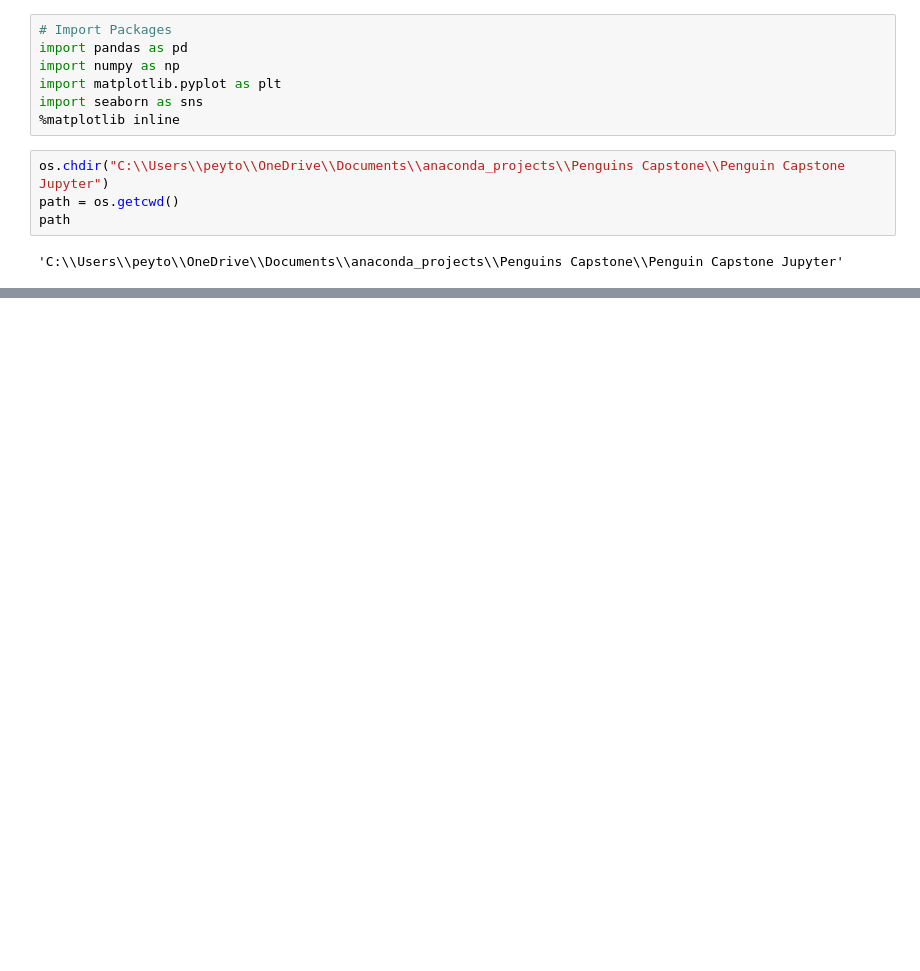
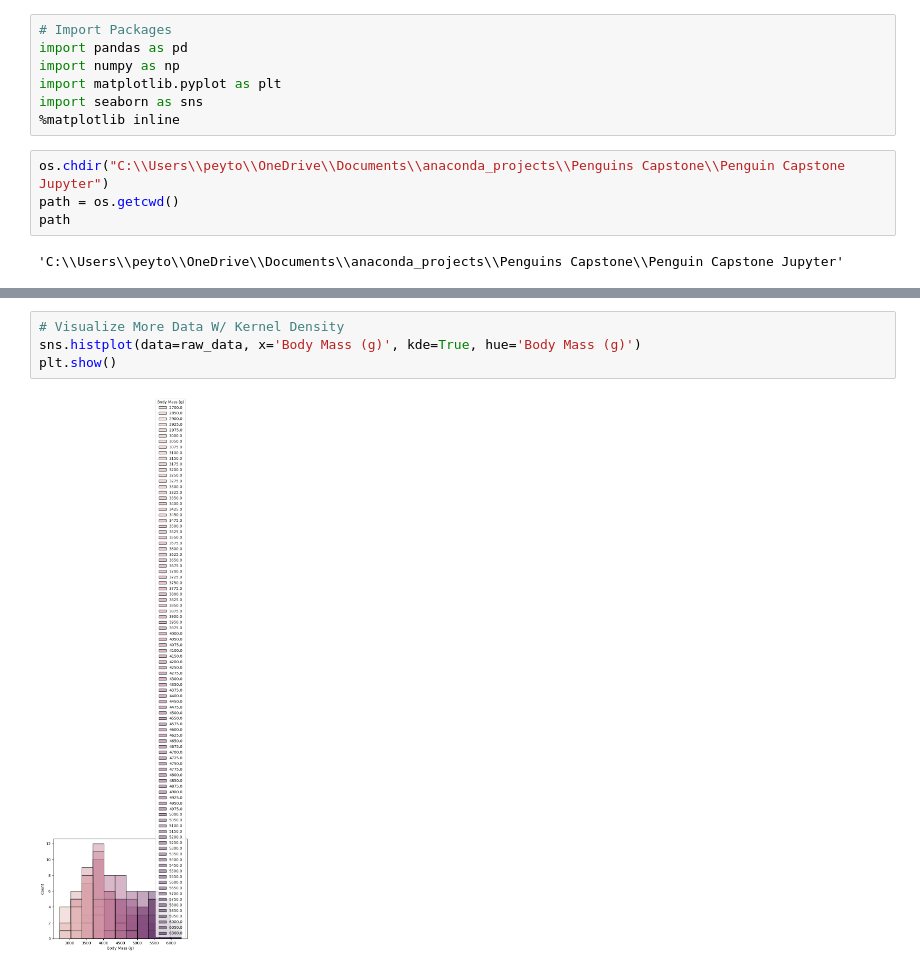
Before and after one commit to sorzit/PENGUINS, a Jupyter notebook: Penguin Jupyter.ipynb, the cells around one changed output, grey strips where cells are left out. Drawn from its saved outputs; the diff is of its cells as text; blank space fills up the shorter version.

```diff
--- a/Penguin Jupyter.ipynb
+++ b/Penguin Jupyter.ipynb
@@ -30,0 +65,6 @@ raw_data.head()
+# %%
+# Visualize More Data W/ Kernel Density
+sns.histplot(data=raw_data, x='Body Mass (g)', kde=True, hue='Body Mass (g)')
+plt.show()
+# %% [output]
+[figure, added]
```
Also changed, not shown: parts of 16 cells of this notebook.
